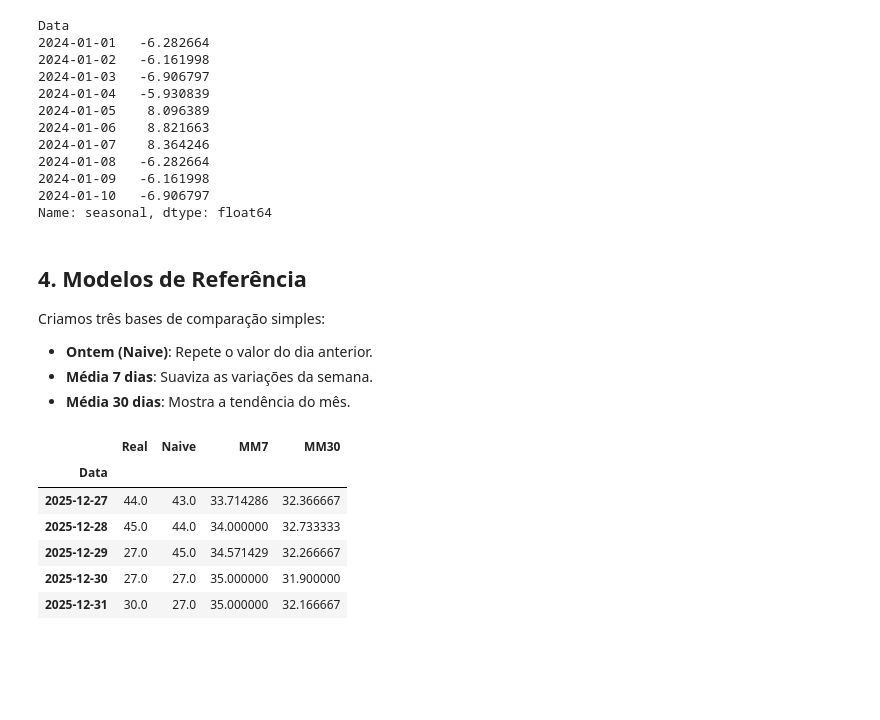
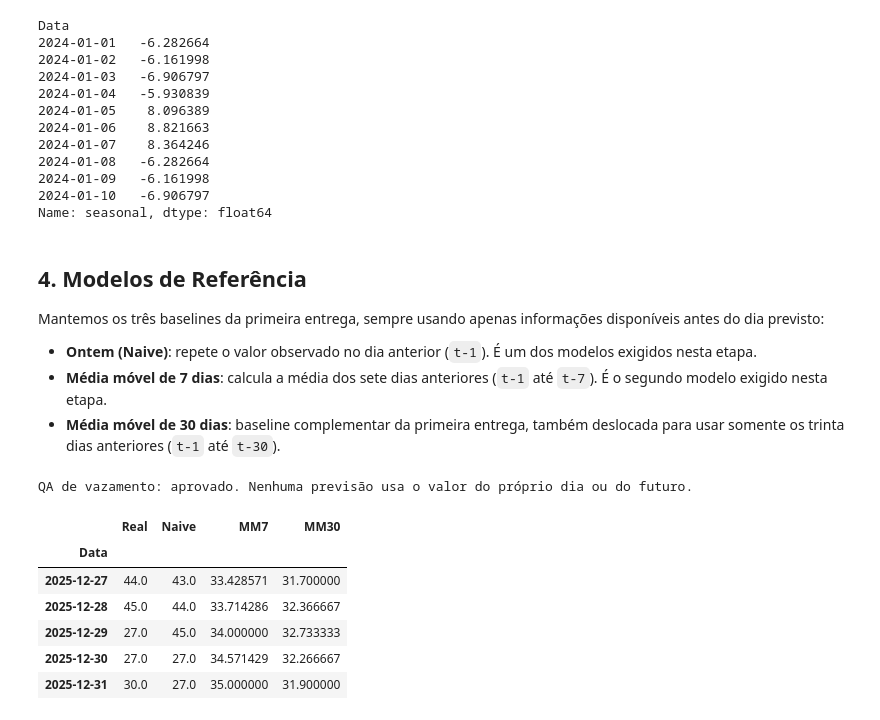
Before and after one commit to Henrique-Estrela/mecaniQA-joao-pessoa, a Jupyter notebook: mecaniqa_joao_pessoa.ipynb, the cells around one changed output. Saved outputs shown, nothing was run; the diff lists cells and outputs as text; code cells hidden in the pictures; blank space fills up the shorter version.

```diff
--- a/mecaniqa_joao_pessoa.ipynb
+++ b/mecaniqa_joao_pessoa.ipynb
@@ -173,30 +173,52 @@ Name: seasonal, dtype: float64
 # %% [markdown]
 ## 4. Modelos de Referência
 
-Criamos três bases de comparação simples:
-- **Ontem (Naive)**: Repete o valor do dia anterior.
-- **Média 7 dias**: Suaviza as variações da semana.
-- **Média 30 dias**: Mostra a tendência do mês.
+Mantemos os três baselines da primeira entrega, sempre usando apenas informações disponíveis antes do dia previsto:
+- **Ontem (Naive)**: repete o valor observado no dia anterior (`t-1`). É um dos modelos exigidos nesta etapa.
+- **Média móvel de 7 dias**: calcula a média dos sete dias anteriores (`t-1` até `t-7`). É o segundo modelo exigido nesta etapa.
+- **Média móvel de 30 dias**: baseline complementar da primeira entrega, também deslocada para usar somente os trinta dias anteriores (`t-1` até `t-30`).
 # %%
-# Garantindo preenchimento de dados ausentes antes dos modelos
-serie_limpa = dados['Trocas_Oleo'].ffill().interpolate(method='time')
+# Preenchimento causal: usa apenas o último valor já conhecido, nunca valores futuros.
+serie_limpa = dados['Trocas_Oleo'].ffill()
+
+
+def previsao_naive(serie: pd.Series) -> pd.Series:
+    """Prevê o valor de t usando exatamente o valor observado em t-1."""
+    return serie.shift(1)
+
+
+def previsao_media_movel(serie: pd.Series, janela: int = 7) -> pd.Series:
+    """Prevê t com a média dos últimos `janela` valores, até t-1."""
+    return serie.rolling(window=janela, min_periods=janela).mean().shift(1)
+
 
 previsoes = pd.DataFrame(index=serie_limpa.index)
 previsoes['Real'] = serie_limpa
+previsoes['Naive'] = previsao_naive(serie_limpa)
+previsoes['MM7'] = previsao_media_movel(serie_limpa, janela=7)
+previsoes['MM30'] = previsao_media_movel(serie_limpa, janela=30)
 
-# Modelos Baseline
-previsoes['Naive'] = serie_limpa.shift(1)
-previsoes['MM7'] = serie_limpa.rolling(window=7).mean()
-previsoes['MM30'] = serie_limpa.rolling(window=30).mean()
+# QA de vazamento: cada previsão em t só pode depender de valores anteriores a t.
+assert previsoes['Naive'].equals(serie_limpa.shift(1))
+assert previsoes['MM7'].equals(
+    serie_limpa.rolling(window=7, min_periods=7).mean().shift(1)
+)
+assert previsoes['MM30'].equals(
+    serie_limpa.rolling(window=30, min_periods=30).mean().shift(1)
+)
+assert previsoes['MM7'].iloc[7] == serie_limpa.iloc[:7].mean()
+assert previsoes['MM30'].iloc[30] == serie_limpa.iloc[:30].mean()
 
+print('QA de vazamento: aprovado. Nenhuma previsão usa o valor do próprio dia ou do futuro.')
 display(previsoes.tail())
 # %% [output]
+QA de vazamento: aprovado. Nenhuma previsão usa o valor do próprio dia ou do futuro.
 |  | Real | Naive | MM7 | MM30 |
 | Data |  |  |  |  |
-| 2025-12-27 | 44.0 | 43.0 | 33.714286 | 32.366667 |
-| 2025-12-28 | 45.0 | 44.0 | 34.000000 | 32.733333 |
-| 2025-12-29 | 27.0 | 45.0 | 34.571429 | 32.266667 |
-| 2025-12-30 | 27.0 | 27.0 | 35.000000 | 31.900000 |
-| 2025-12-31 | 30.0 | 27.0 | 35.000000 | 32.166667 |
+| 2025-12-27 | 44.0 | 43.0 | 33.428571 | 31.700000 |
+| 2025-12-28 | 45.0 | 44.0 | 33.714286 | 32.366667 |
+| 2025-12-29 | 27.0 | 45.0 | 34.000000 | 32.733333 |
+| 2025-12-30 | 27.0 | 27.0 | 34.571429 | 32.266667 |
+| 2025-12-31 | 30.0 | 27.0 | 35.000000 | 31.900000 |
 # %%
 plt.figure(figsize=(15, 7))
```
Also changed, not shown: parts of 2 cells of this notebook.
